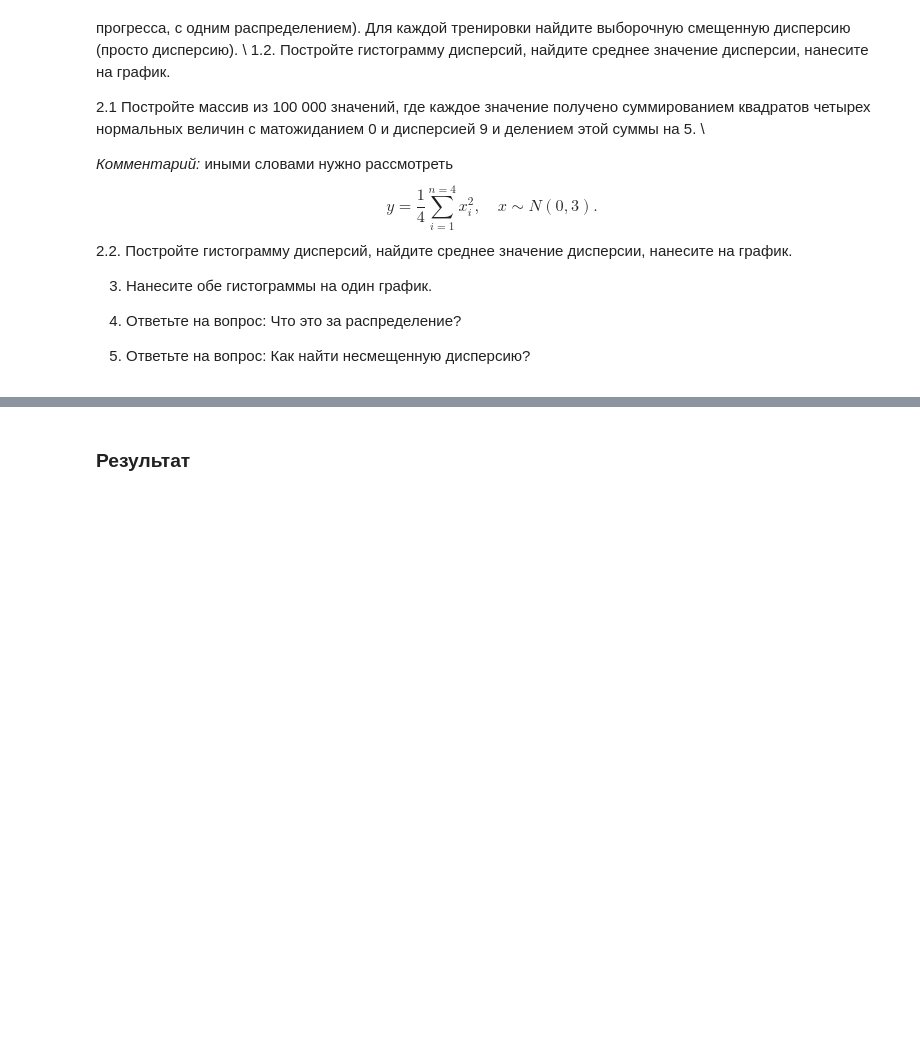
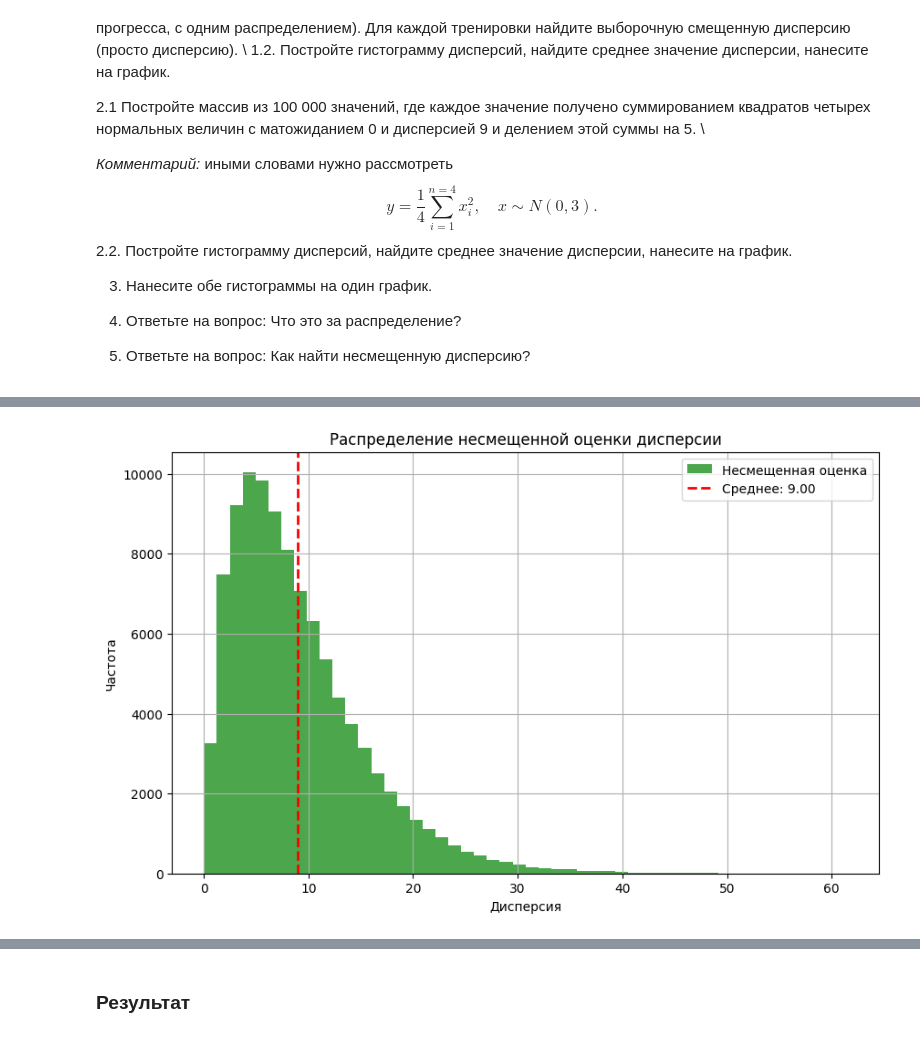
Before and after one commit to A-l-E-v/ML-Engineer, a Jupyter notebook: Math/12_3/12_3_sym_home_work_unbiased.ipynb, the cells around one changed output, grey strips where cells are left out. Saved outputs shown, nothing was run; the diff lists cells and outputs as text; code cells hidden in the pictures; blank space fills up the shorter version.

```diff
--- a/Math/12_3/12_3_sym_home_work_unbiased.ipynb
+++ b/Math/12_3/12_3_sym_home_work_unbiased.ipynb
@@ -27,0 +60,19 @@
+# %%
+# Массив из 100 000 значений (несмещенная оценка)
+
+# Генерация 100000 значений по формуле y = (1/4) * sum(x_i^2), где x_i ~ N(0, 3)
+x = np.random.normal(0, sigma, (n_samples, 4))
+y = np.sum(x**2, axis=1) / 4
+
+# Гистограмма для y
+plt.figure(figsize=(10, 6))
+plt.hist(y, bins=50, alpha=0.7, color='green', label='Несмещенная оценка')
+plt.axvline(y.mean(), color='red', linestyle='dashed', linewidth=2, label=f'Среднее: {y.mean():.2f}')
+plt.xlabel('Дисперсия')
+plt.ylabel('Частота')
+plt.title('Распределение несмещенной оценки дисперсии')
+plt.legend()
+plt.grid()
+plt.show()
+# %% [output]
+[figure, added]
```
Also changed, not shown: parts of 8 cells of this notebook, 3 other files.
